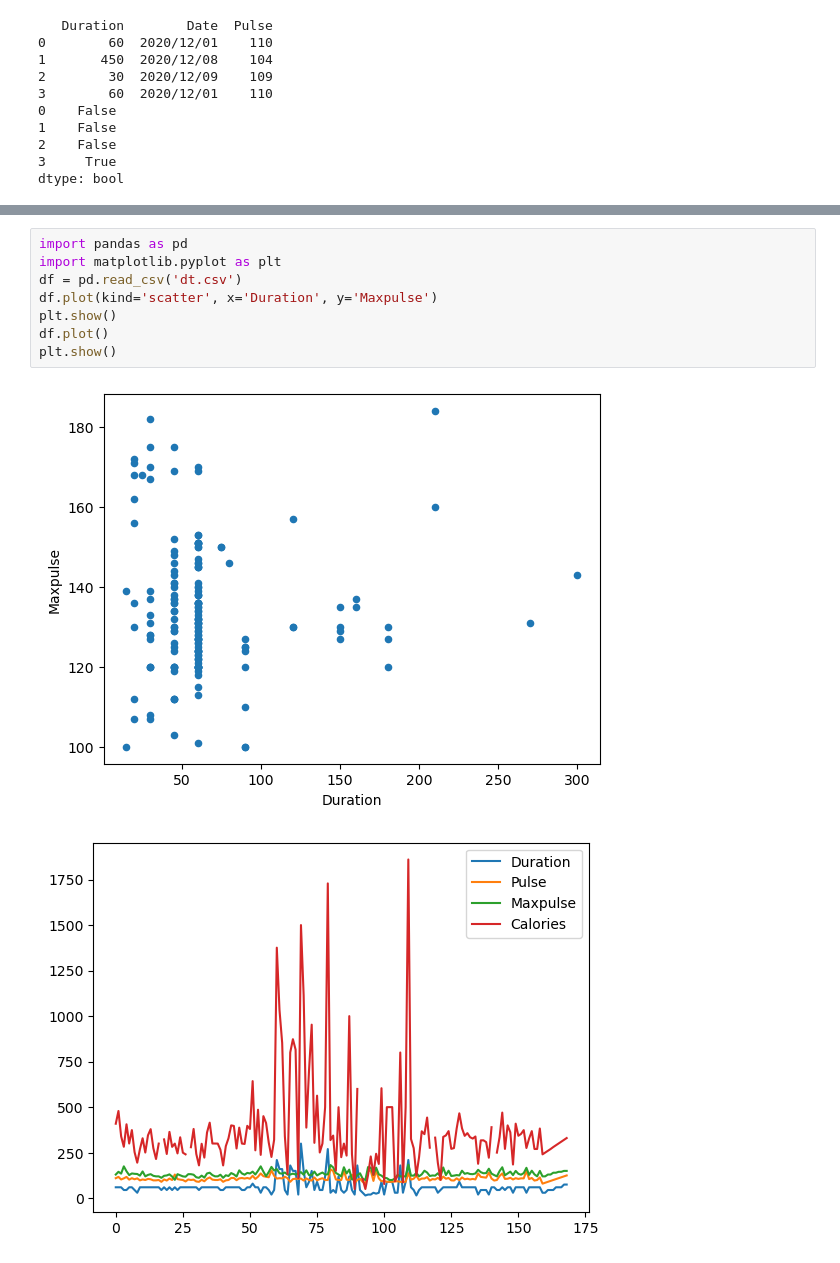
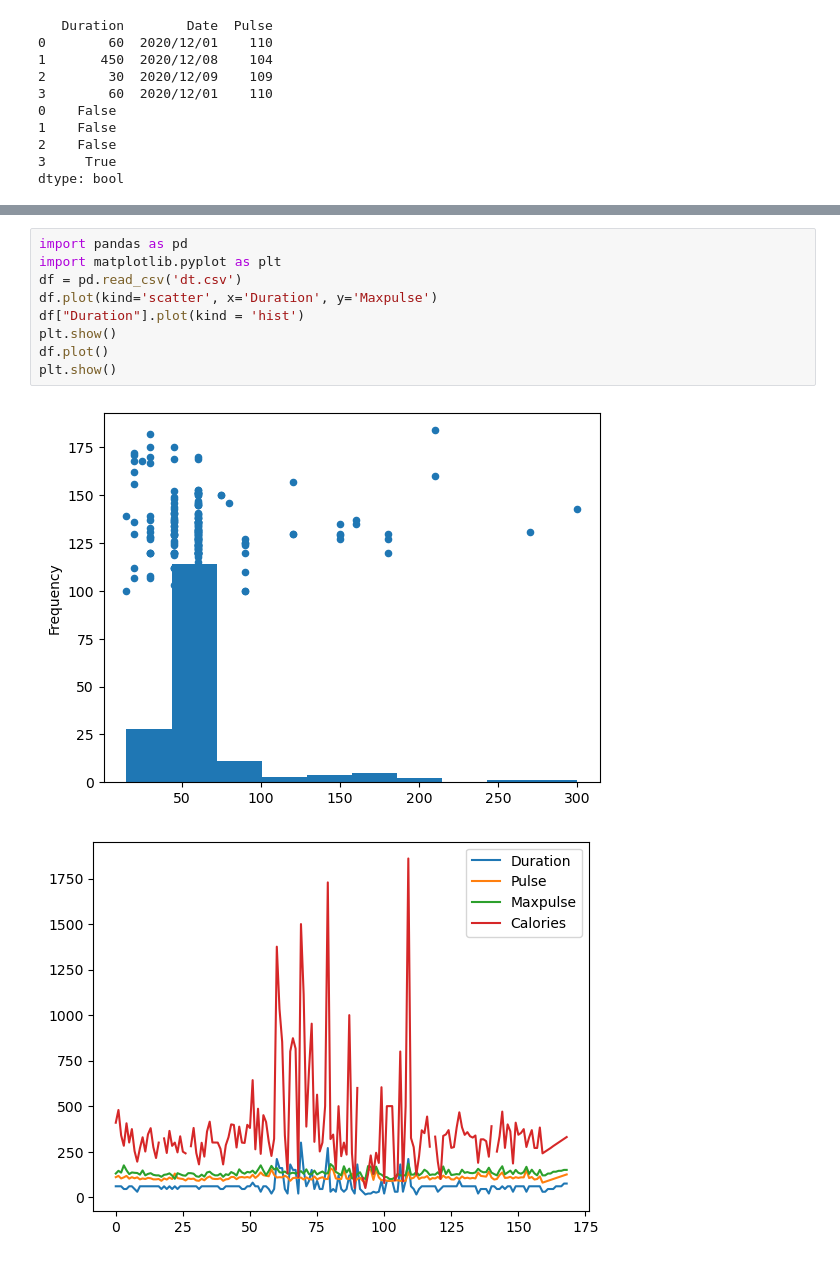
Before and after one commit to muhammednihal1/Data-science, a Jupyter notebook: pandas.ipynb, the cells around one changed output, grey strips where cells are left out. Cells and saved outputs as stored; diff of their text form.

```diff
--- a/pandas.ipynb
+++ b/pandas.ipynb
@@ -464,11 +465,12 @@ After:
 # %%
 import pandas as pd
 import matplotlib.pyplot as plt
 df = pd.read_csv('dt.csv')
 df.plot(kind='scatter', x='Duration', y='Maxpulse')
+df["Duration"].plot(kind = 'hist')
 plt.show()
 df.plot()
 plt.show()
 # %% [output]
-[figure, old version]
+[figure, new version]
 [figure]
```
Also changed, not shown: parts of 3 cells of this notebook.
